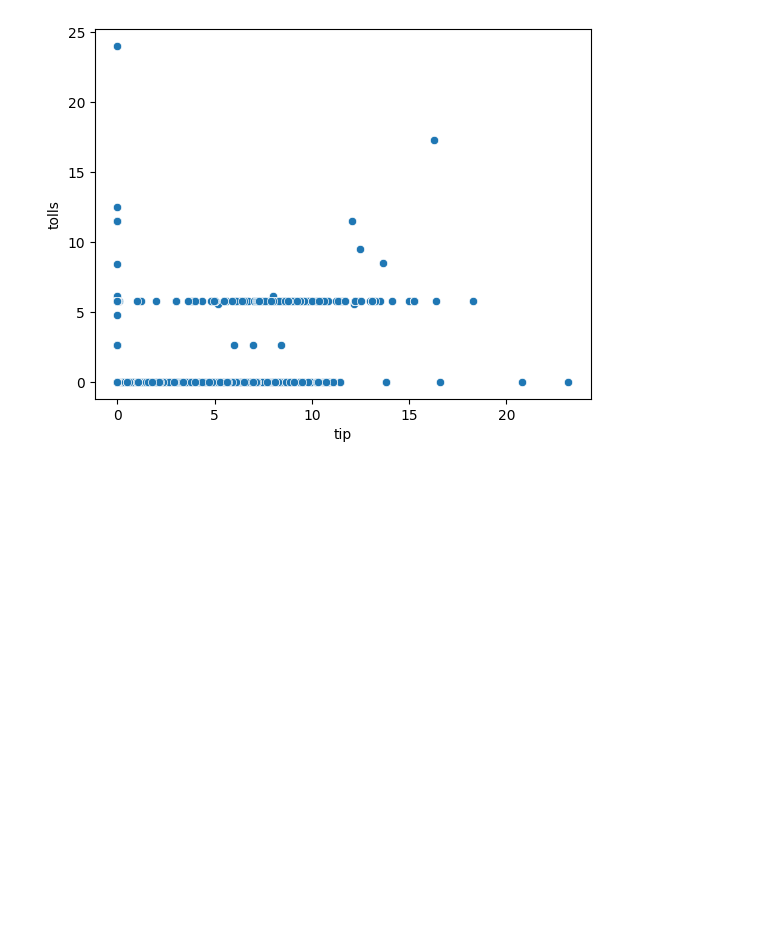
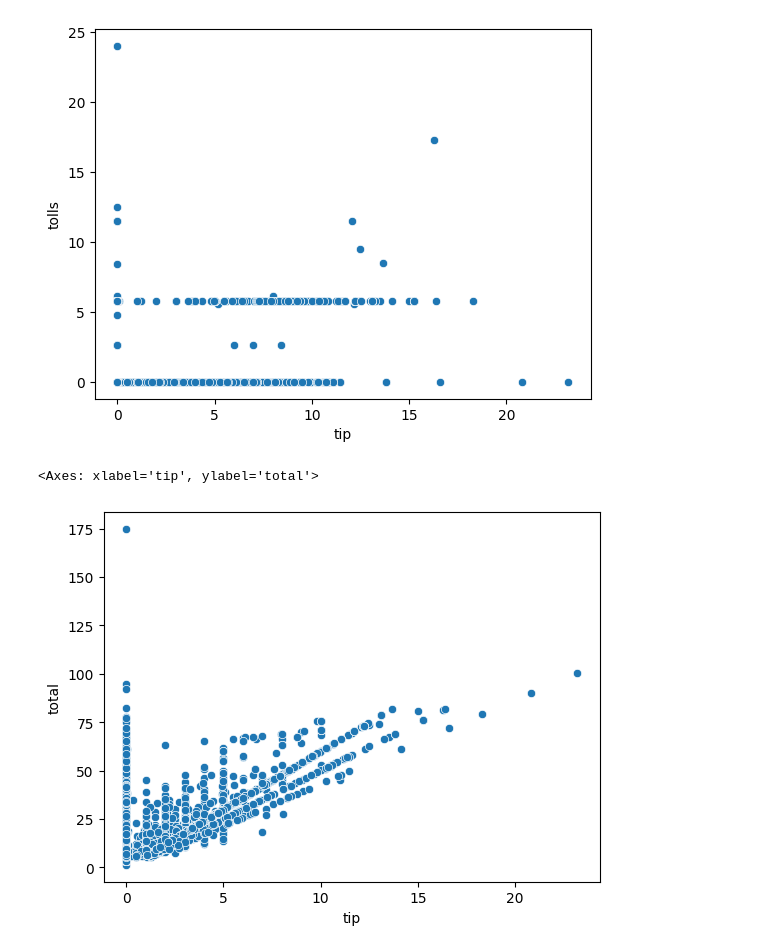
Before and after one commit to ShivaniMareddy/hypothesis_testing_and_statistical_inference, a Jupyter notebook: Hypothesis_Testing_and_Statistical_Inference.ipynb, the cells around one changed output. Cells and saved outputs as stored; diff of their text form; code cells hidden in the pictures; blank space fills up the shorter version.

```diff
--- a/Hypothesis_Testing_and_Statistical_Inference.ipynb
+++ b/Hypothesis_Testing_and_Statistical_Inference.ipynb
@@ -643,3 +661,8 @@ sns.scatterplot(x=df['tip'],y=df['tolls'])
 # %% [output]
 <Axes: xlabel='tip', ylabel='tolls'>
 [figure]
+# %%
+sns.scatterplot(x=df['tip'],y=df['total'])
+# %% [output]
+<Axes: xlabel='tip', ylabel='total'>
+[figure, added]
```
Also changed, not shown: parts of 2 cells of this notebook.
